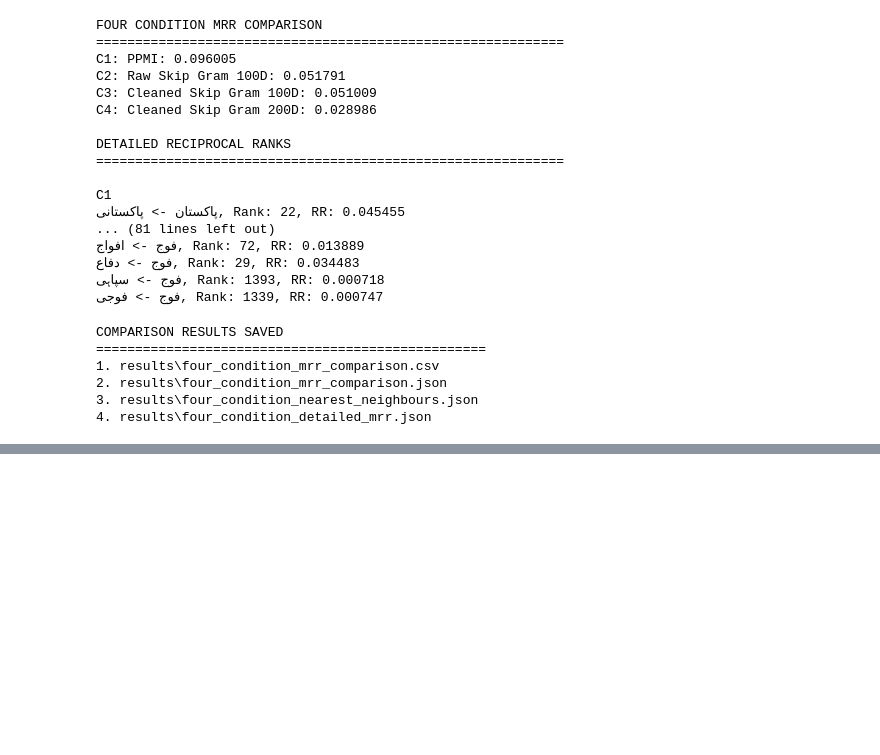
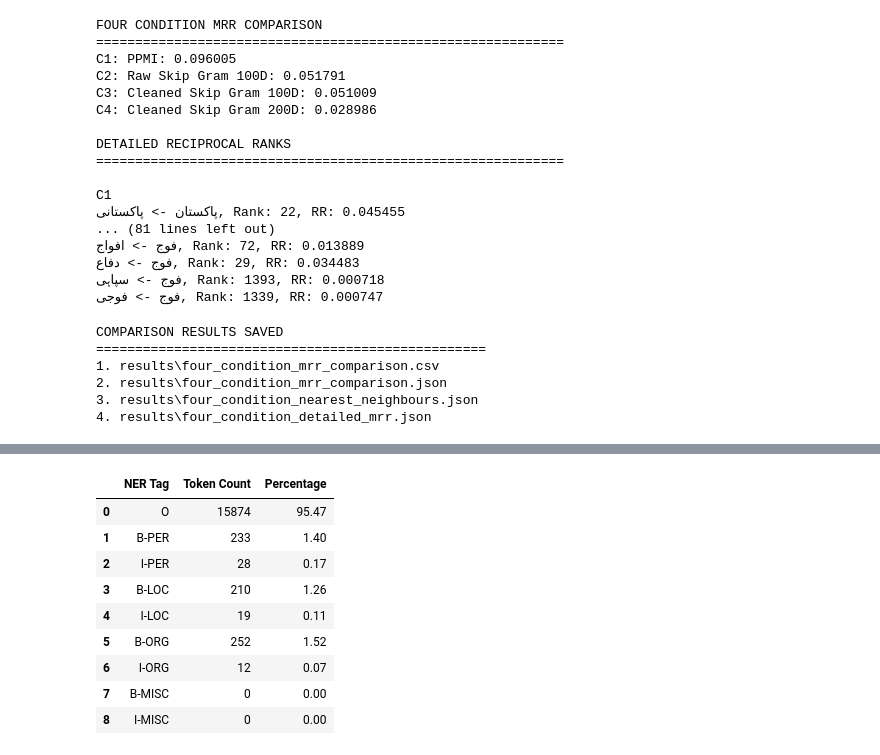
Before and after one commit to hajiqasim358/i24-8011-NLP-Assignment2, a Jupyter notebook: Assignment_2.ipynb, the cells around one changed output, grey strips where cells are left out. Saved outputs shown, nothing was run; the diff lists cells and outputs as text; code cells hidden in the pictures; blank space fills up the shorter version.

```diff
--- a/Assignment_2.ipynb
+++ b/Assignment_2.ipynb
@@ -5938,0 +8031,67 @@ COMPARISON RESULTS SAVED
+# %%
+# Step 26: Calculate NER BIO class distribution
+
+from collections import Counter
+import pandas as pd
+
+ner_counter = Counter(
+    tag
+    for record in selected_sentences
+    for tag in record["ner_tags"]
+)
+
+total_ner_tokens = sum(ner_counter.values())
+
+ner_distribution = pd.DataFrame([
+    {
+        "NER Tag": tag,
+        "Token Count": ner_counter.get(tag, 0),
+        "Percentage": round(
+            ner_counter.get(tag, 0) / total_ner_tokens * 100, 2
+        )
+    }
+    for tag in NER_TAGS
+])
+
+print("NER CLASS DISTRIBUTION")
+print("=" * 45)
+print("Total tokens:", total_ner_tokens)
+print("Total sentences:", len(selected_sentences))
+
+display(ner_distribution)
+
+# Save distribution
+ner_distribution.to_csv(
+    "results/ner_class_distribution.csv",
+    index=False,
+    encoding="utf-8-sig"
+)
+
+# Count detected entities
+entity_counts = {
+    "PER": sum(
+        tag == "B-PER"
+        for record in selected_sentences
+        for tag in record["ner_tags"]
+    ),
+    "LOC": sum(
+        tag == "B-LOC"
+        for record in selected_sentences
+        for tag in record["ner_tags"]
+    ),
+    "ORG": sum(
+        tag == "B-ORG"
+        for record in selected_sentences
+        for tag in record["ner_tags"]
+    ),
+    "MISC": sum(
+        tag == "B-MISC"
+        for record in selected_sentences
+        for tag in record["ner_tags"]
+    )
+}
+
+print("\nDetected entity counts:")
+for entity, count in entity_counts.items():
+    print(f"{entity}: {count}")
+# %% [output]
@@ -5938,0 +8102,10 @@ COMPARISON RESULTS SAVED
+|  | NER Tag | Token Count | Percentage |
+| 0 | O | 15874 | 95.47 |
+| 1 | B-PER | 233 | 1.40 |
+| 2 | I-PER | 28 | 0.17 |
+| 3 | B-LOC | 210 | 1.26 |
+| 4 | I-LOC | 19 | 0.11 |
+| 5 | B-ORG | 252 | 1.52 |
+| 6 | I-ORG | 12 | 0.07 |
+| 7 | B-MISC | 0 | 0.00 |
+| 8 | I-MISC | 0 | 0.00 |
```
Also changed, not shown: parts of 38 cells of this notebook, 1 other file.
